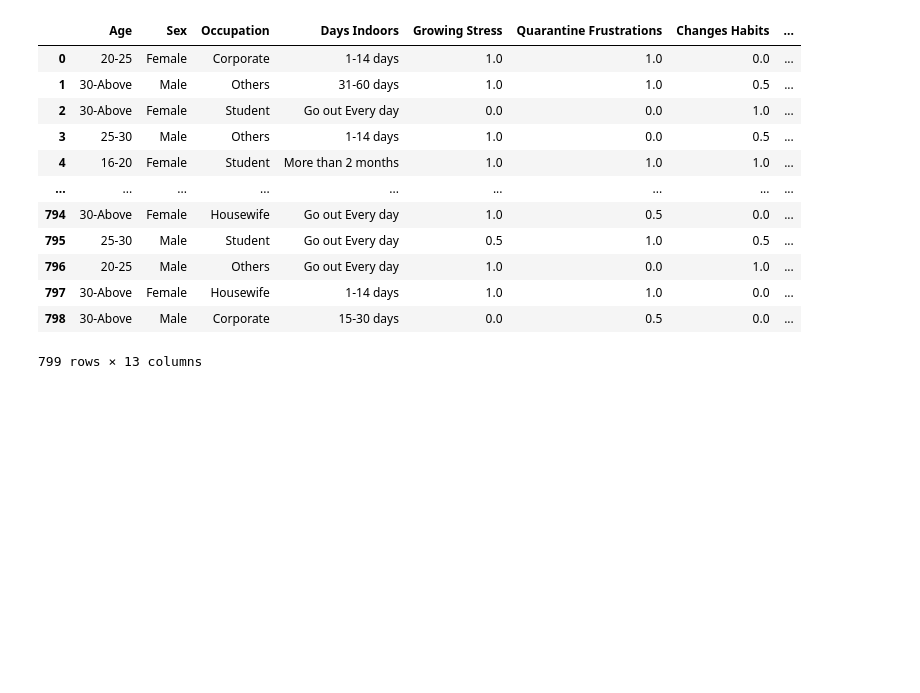
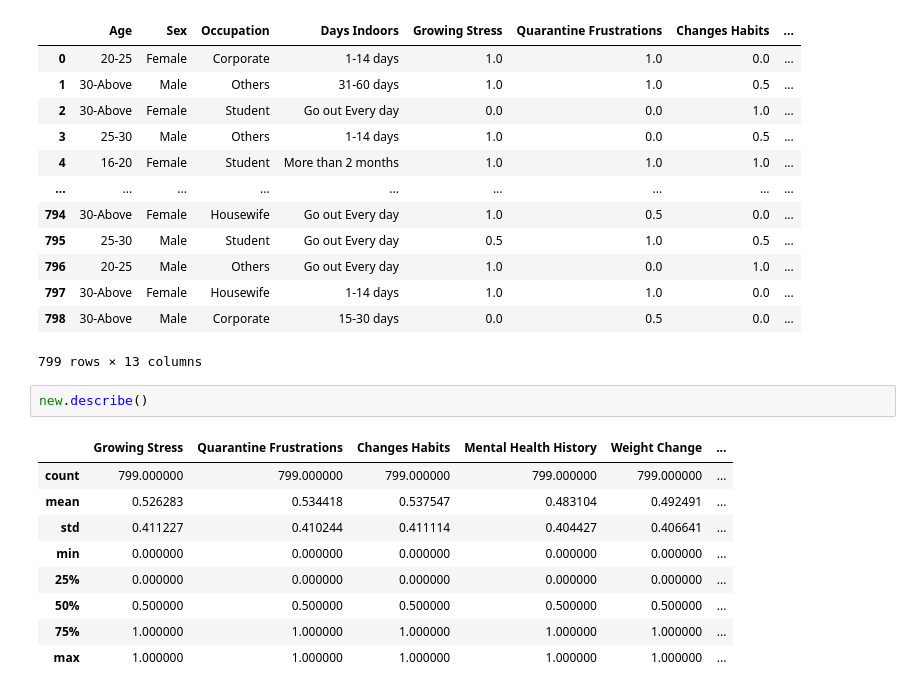
Before and after one commit to DWilson29/Kaggle-Work, a Jupyter notebook: rhmcd-20-depression-survey-analysis.ipynb, the cells around one changed output. Saved outputs shown, nothing was run; the diff lists cells and outputs as text; blank space fills up the shorter version.

```diff
--- a/rhmcd-20-depression-survey-analysis.ipynb
+++ b/rhmcd-20-depression-survey-analysis.ipynb
@@ -110,3 +110,15 @@ new
 | 797 | 30-Above | Female | Housewife | 1-14 days | 1.0 | 1.0 | 0.0 | ... |
 | 798 | 30-Above | Male | Corporate | 15-30 days | 0.0 | 0.5 | 0.0 | ... |
 799 rows × 13 columns
+# %%
+new.describe()
+# %% [output]
+|  | Growing Stress | Quarantine Frustrations | Changes Habits | Mental Health History | Weight Change | ... |
+| count | 799.000000 | 799.000000 | 799.000000 | 799.000000 | 799.000000 | ... |
+| mean | 0.526283 | 0.534418 | 0.537547 | 0.483104 | 0.492491 | ... |
+| std | 0.411227 | 0.410244 | 0.411114 | 0.404427 | 0.406641 | ... |
+| min | 0.000000 | 0.000000 | 0.000000 | 0.000000 | 0.000000 | ... |
+| 25% | 0.000000 | 0.000000 | 0.000000 | 0.000000 | 0.000000 | ... |
+| 50% | 0.500000 | 0.500000 | 0.500000 | 0.500000 | 0.500000 | ... |
+| 75% | 1.000000 | 1.000000 | 1.000000 | 1.000000 | 1.000000 | ... |
+| max | 1.000000 | 1.000000 | 1.000000 | 1.000000 | 1.000000 | ... |
```
